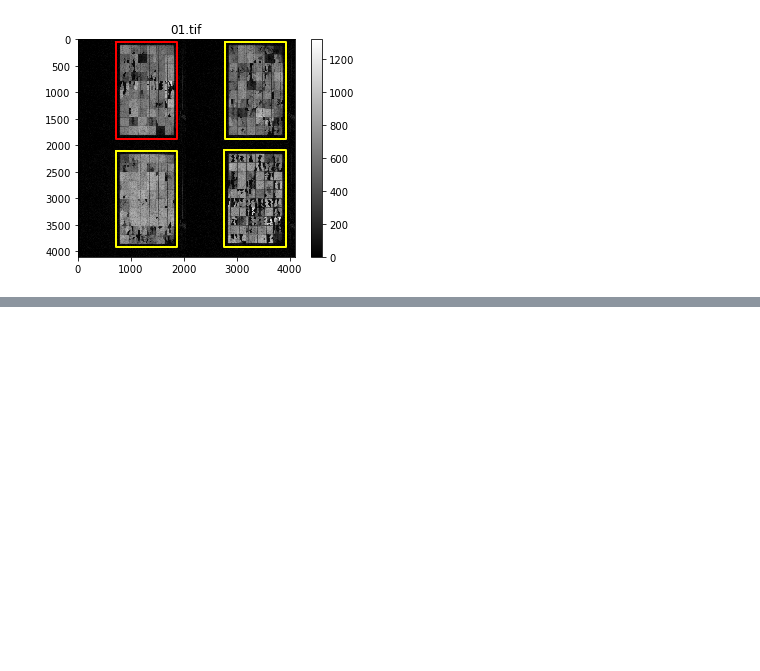
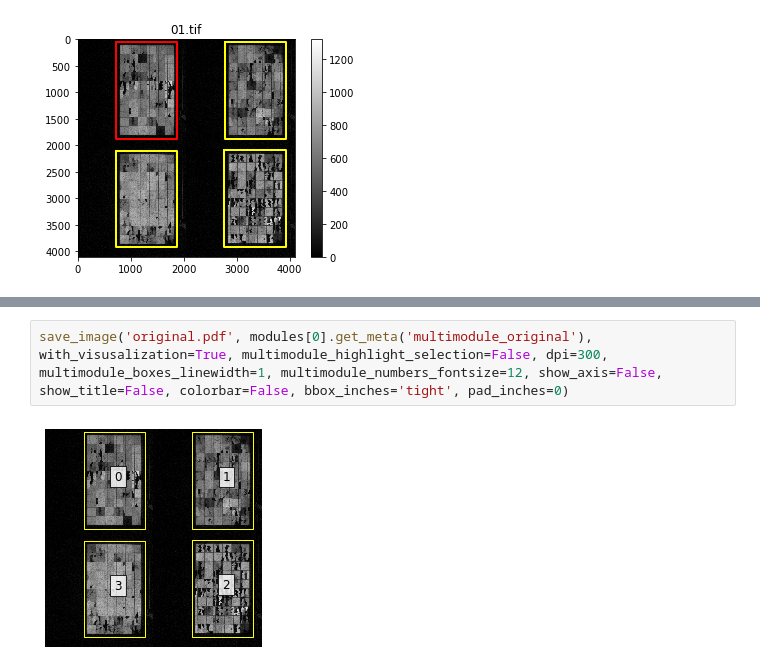
Before and after one commit to ma0ho/pvinspect, a Jupyter notebook: examples/20200325_multimodule-detection.ipynb, the cells around one changed output, grey strips where cells are left out. Drawn from its saved outputs; the diff is of its cells as text; blank space fills up the shorter version.

```diff
--- a/examples/20200325_multimodule-detection.ipynb
+++ b/examples/20200325_multimodule-detection.ipynb
@@ -71,0 +77,4 @@ modules[0].get_meta('multimodule_original').show(multimodule_show_numbers=False)
+# %%
+save_image('original.pdf', modules[0].get_meta('multimodule_original'), with_visusalization=True, multimodule_highlight_selection=False, dpi=300, multimodule_boxes_linewidth=1, multimodule_numbers_fontsize=12, show_axis=False, show_title=False, colorbar=False, bbox_inches='tight', pad_inches=0)
+# %% [output]
+[figure, added]
```
Also changed, not shown: parts of 2 cells of this notebook, 3 other files.
